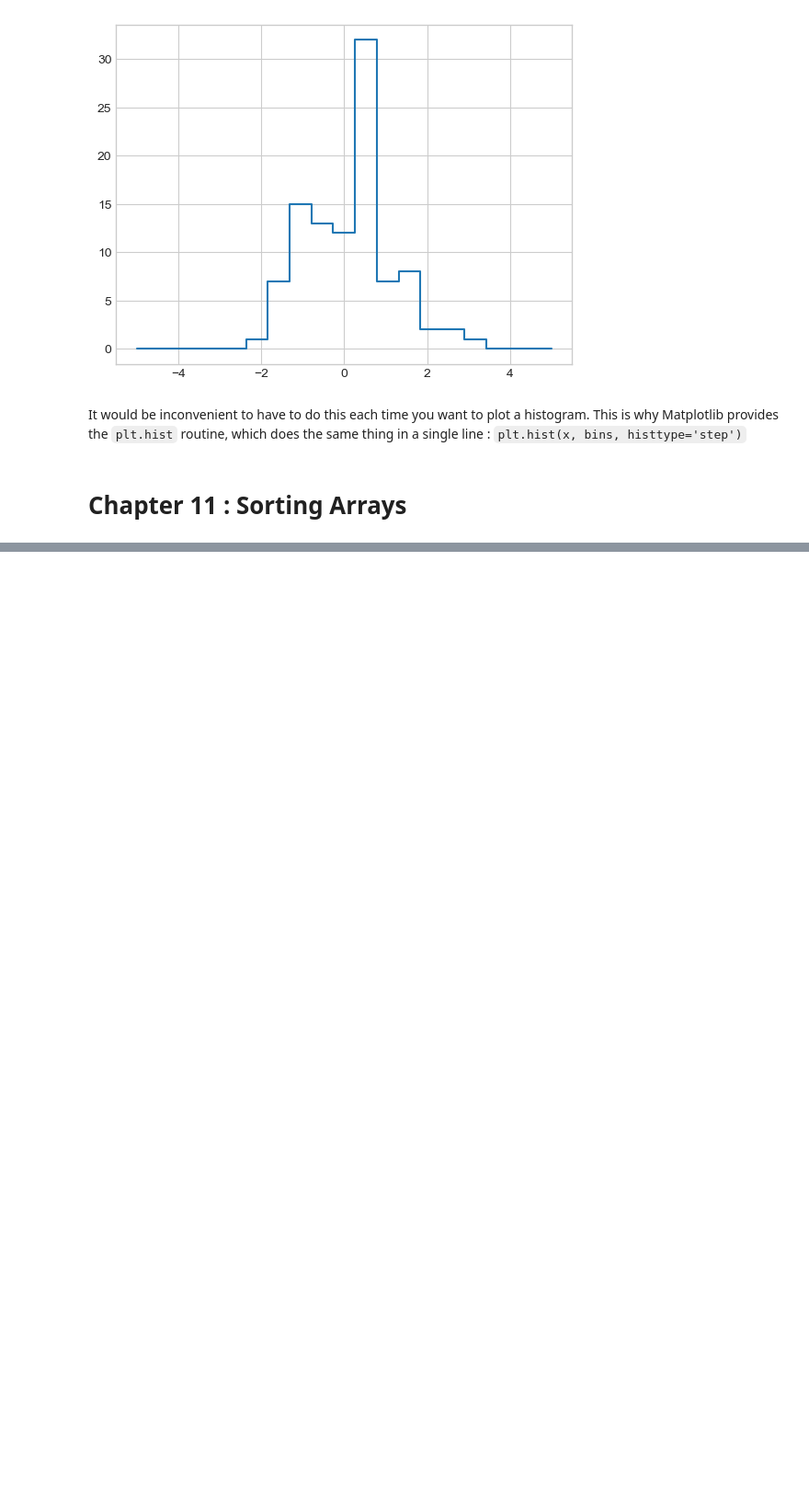
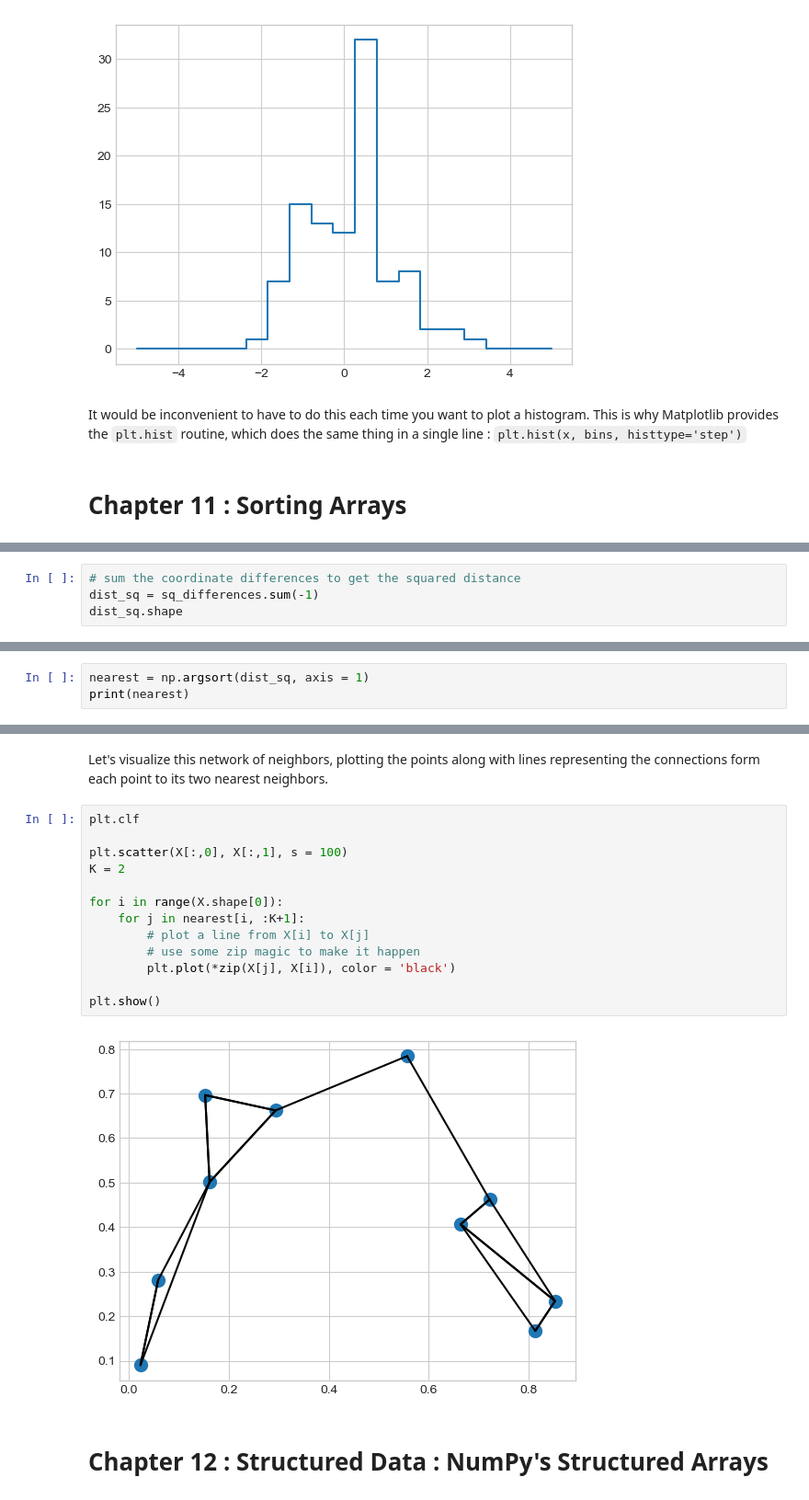
Before and after one commit to huymh/jupyter-notes, a Jupyter notebook: HB_Introduction_to_NumPy.ipynb, the cells around one changed output, grey strips where cells are left out. Shown: that part at 92% size. Drawn from its saved outputs; the diff is of its cells as text; blank space fills up the shorter version.

```diff
--- a/HB_Introduction_to_NumPy.ipynb
+++ b/HB_Introduction_to_NumPy.ipynb
@@ -1572,0 +1718,4 @@ It would be inconvenient to have to do this each time you want to plot a histogr
+# %%
+# sum the coordinate differences to get the squared distance
+dist_sq = sq_differences.sum(-1)
+dist_sq.shape
@@ -1572,0 +1732,3 @@ It would be inconvenient to have to do this each time you want to plot a histogr
+# %%
+nearest = np.argsort(dist_sq, axis = 1)
+print(nearest)
@@ -1572,0 +1765,19 @@ It would be inconvenient to have to do this each time you want to plot a histogr
+# %% [markdown]
+Let's visualize this network of neighbors, plotting the points along with lines representing the connections form each point to its two nearest neighbors.
+# %%
+plt.clf
+
+plt.scatter(X[:,0], X[:,1], s = 100)
+K = 2
+
+for i in range(X.shape[0]):
+    for j in nearest[i, :K+1]:
+        # plot a line from X[i] to X[j]
+        # use some zip magic to make it happen
+        plt.plot(*zip(X[j], X[i]), color = 'black')
+
+plt.show()
+# %% [output]
+[figure, added]
+# %% [markdown]
+# Chapter 12 : Structured Data : NumPy's Structured Arrays
```
Also changed, not shown: parts of 38 cells of this notebook.
